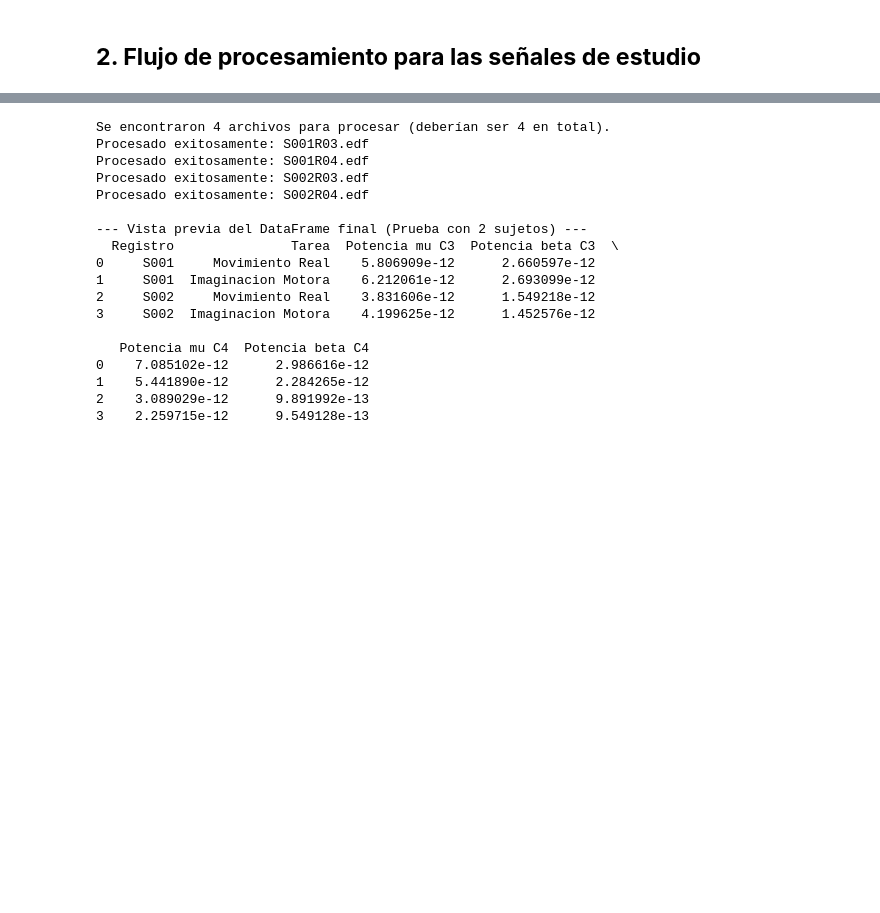
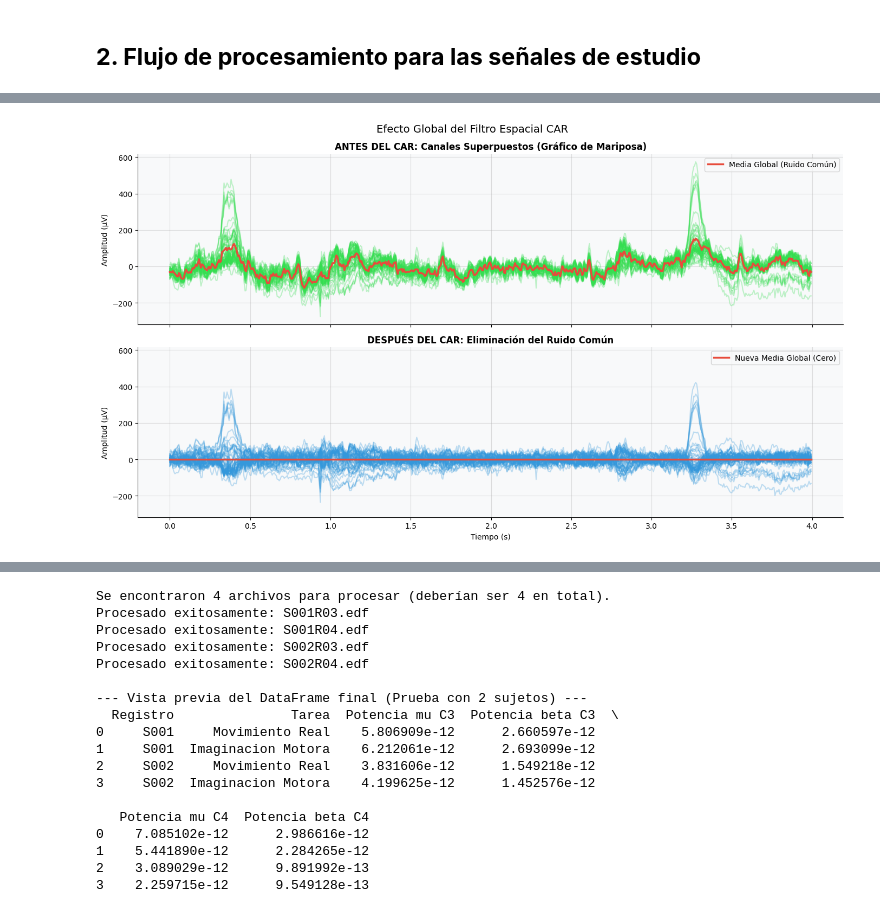
Before and after one commit to CamilaMontiel2510/PROYECTO_EEG_BCI_1, a Jupyter notebook: PROYECTO_1_BCI.ipynb, the cells around one changed output, grey strips where cells are left out. Drawn from its saved outputs; the diff is of its cells as text; code cells hidden in the pictures; blank space fills up the shorter version.

```diff
--- a/PROYECTO_1_BCI.ipynb
+++ b/PROYECTO_1_BCI.ipynb
@@ -788,0 +208,77 @@ if __name__ == '__main__':
+# %%
+
+def aplicar_CAR_manual(raw_obj):
+    """
+    Aplica CAR manualmente usando numpy, pero recibiendo y devolviendo
+    un objeto MNE Raw para mantener la compatibilidad.
+    """
+    # 1. Hacemos una copia para proteger los datos originales
+    raw_car = raw_obj.copy()
+
+    # 2. Extraemos la matriz de numpy real (n_canales x n_muestras)
+    datos_eeg = raw_car.get_data()
+
+    # 3. Calculamos el promedio global temporal (¡SIN multiplicar por 1e6 aquí!)
+    promedio_global = np.mean(datos_eeg, axis=0)
+
+    # 4. Restamos el promedio a la matriz original (broadcasting)
+    datos_car = datos_eeg - promedio_global
+
+    # 5. Insertamos los datos limpios de vuelta en la copia del objeto MNE.
+    # Usar [:] es la forma segura en MNE de sobreescribir la matriz interna.
+    raw_car[:] = datos_car
+
+    return raw_car
+
+# ── Aplicar CAR al archivo de referencia ────────────────────────────
+raw_car_ref = aplicar_CAR_manual(raw_ref)
+
+# ── Verificación: el promedio de todos los canales debe ser ~0 ───────
+datos_orig = raw_ref.get_data()
+datos_car  = raw_car_ref.get_data()
+
+promedio_antes = np.abs(datos_orig.mean(axis=0)).mean() * 1e6
+promedio_despues = np.abs(datos_car.mean(axis=0)).mean() * 1e6
+
+print("Verificación del CAR:")
+print(f"  Promedio global |antes | = {promedio_antes:.4f} µV")
+print(f"  Promedio global |después| = {promedio_despues:.6f} µV  (≈ 0 ✔)")
+
+
+# ── Visualización comparativa ────────────────────────────────────────
+# 1. Preparar el segmento de tiempo (usando la frecuencia de muestreo sfreq)
+# Asegúrate de tener definida la variable sfreq antes (ej. sfreq = raw_ref.info['sfreq'])
+sfreq = raw_ref.info['sfreq']
+i0, i1 = int(20 * sfreq), int(24 * sfreq)
+t_plot = np.arange(i1 - i0) / sfreq
+
+# Extraer el segmento para TODOS los canales y pasar a µV SOLO para graficar
+segmento_crudo = datos_orig[:, i0:i1] * 1e6
+segmento_car   = datos_car[:, i0:i1] * 1e6
+
+# Calcular la media global en cada instante de tiempo para ambos casos
+media_global_cruda = segmento_crudo.mean(axis=0)
+media_global_car   = segmento_car.mean(axis=0)
+
+# 2. Crear el Gráfico de Mariposa (Butterfly Plot)
+fig, axes = plt.subplots(2, 1, figsize=(14, 8), sharex=True, sharey=True)
+
+# --- Subplot 1: ANTES DEL CAR ---
+axes[0].plot(t_plot, segmento_crudo.T, color="#35DE51", alpha=0.3)
+axes[0].plot(t_plot, media_global_cruda, color='#E74C3C', linewidth=2.5, label='Media Global (Ruido Común)')
+axes[0].set_title('ANTES DEL CAR: Canales Superpuestos (Gráfico de Mariposa)', fontweight='bold')
+axes[0].set_ylabel('Amplitud (µV)')
+axes[0].legend(loc='upper right')
+
+# --- Subplot 2: DESPUÉS DEL CAR ---
+axes[1].plot(t_plot, segmento_car.T, color='#3498DB', alpha=0.3)
+axes[1].plot(t_plot, media_global_car, color='#E74C3C', linewidth=2.5, label='Nueva Media Global (Cero)')
+axes[1].set_title('DESPUÉS DEL CAR: Eliminación del Ruido Común', fontweight='bold')
+axes[1].set_xlabel('Tiempo (s)')
+axes[1].set_ylabel('Amplitud (µV)')
+axes[1].legend(loc='upper right')
+
+plt.suptitle('Efecto Global del Filtro Espacial CAR', fontsize=14)
+plt.tight_layout()
+plt.show()
+# %% [output]
@@ -788,0 +288 @@ if __name__ == '__main__':
+[figure, added]
```
Also changed, not shown: parts of 23 cells of this notebook.
